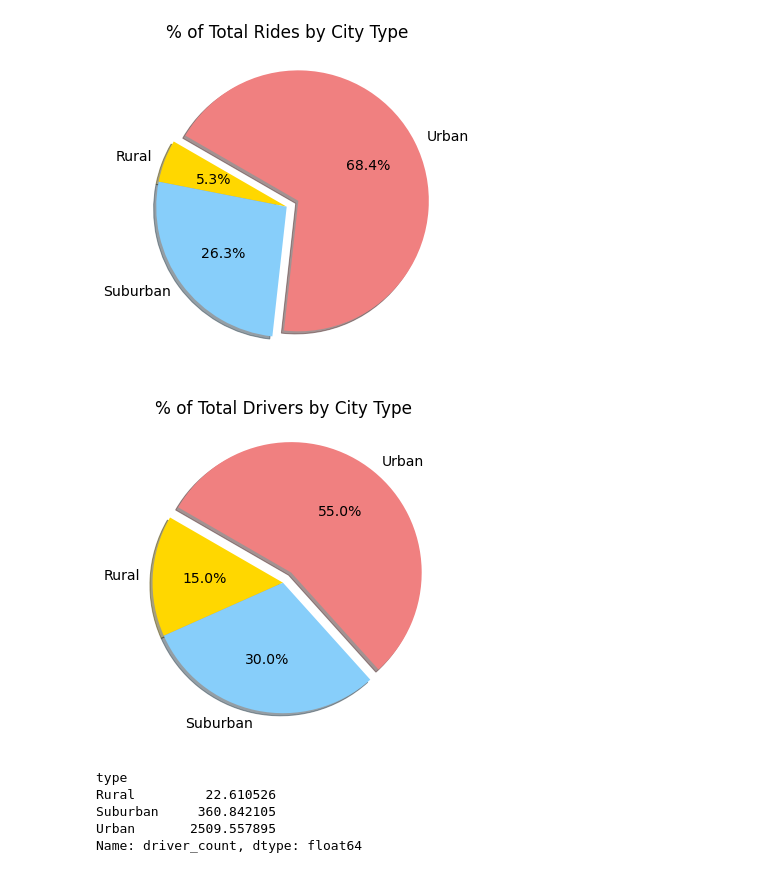
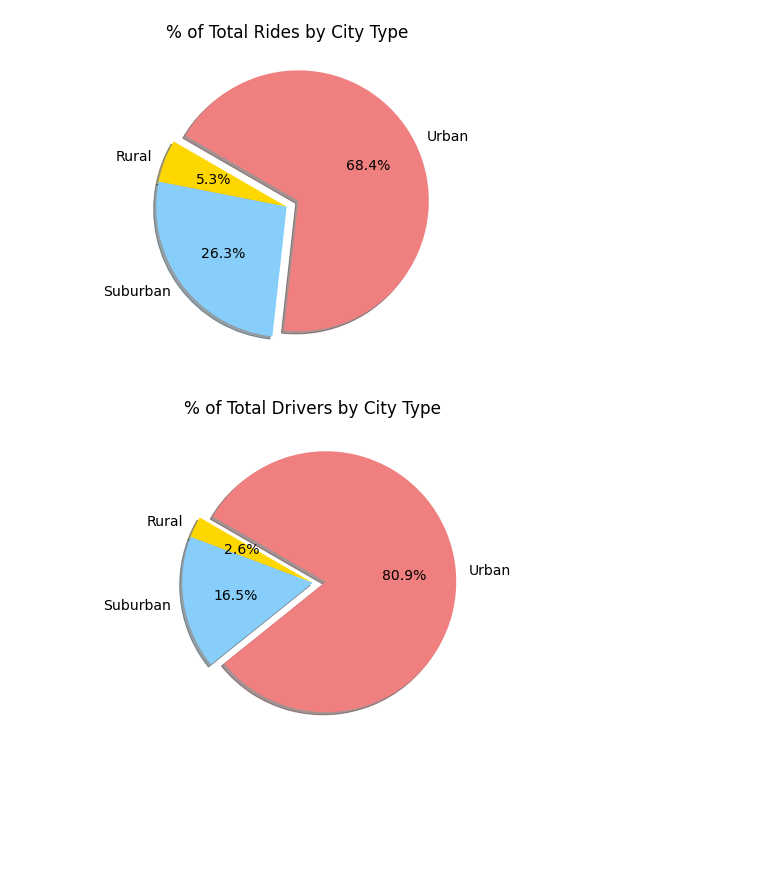
Before and after one commit to Enagai-nagai/PyBer_Analysis, a Jupyter notebook: PyBer.ipynb, the cells around one changed output. Saved outputs shown, nothing was run; the diff lists cells and outputs as text; code cells hidden in the pictures; blank space fills up the shorter version.

```diff
--- a/PyBer.ipynb
+++ b/PyBer.ipynb
@@ -759,33 +759,25 @@ plt.show()
 # %%
 # Reusing the code for a pie chart for the number of drivers
 
-driver_percents = 100*city_data_df.groupby(["type"]).count()["driver_count"]/city_data_df["driver_count"].count()
+driver_percents = 100*city_data_df.groupby(["type"]).sum()["driver_count"]/city_data_df["driver_count"].sum()
 
 # Build Pie Chart
 plt.subplots(figsize=(10,6))
 
 plt.pie(driver_percents,
         labels = ["Rural", "Suburban", "Urban"],
         colors = ["gold", "lightskyblue", "lightcoral"],
         explode = [0, 0, 0.1],
         autopct = '%1.1f%%',
         #don't know how to use % and f
         shadow = True, startangle = 150)
 plt.title("% of Total Drivers by City Type")
 
 # Change the default font size from 10 to 14.
 mpl.rcParams['font.size'] = 14
 
 # Save figure
 plt.savefig("analysis/Fig7_Drivers.png")
 plt.show()
 # %% [output]
-[figure, old version]
+[figure, new version]
-# %%
-city_data_df
-# %% [output]
-type
-Rural         22.610526
-Suburban     360.842105
-Urban       2509.557895
-Name: driver_count, dtype: float64
```
Also changed, not shown: parts of 1 cell of this notebook, 2 other files.
